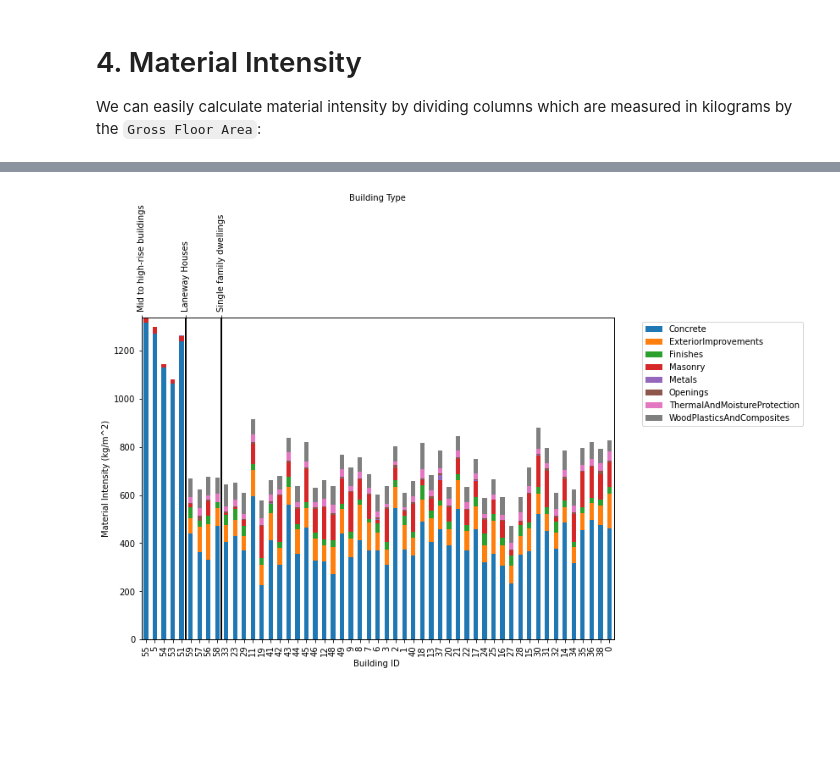
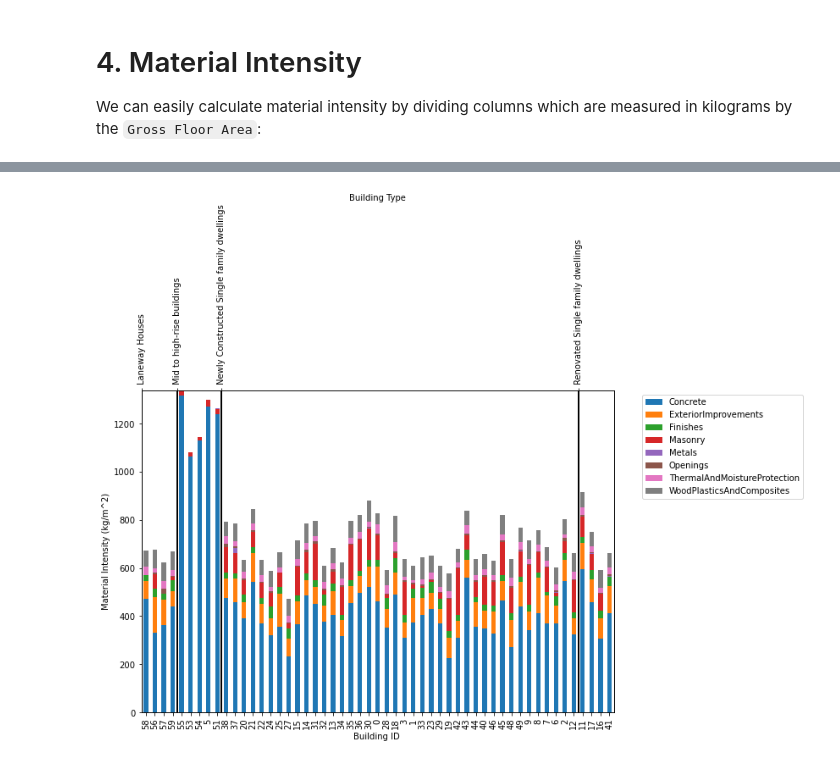
Before and after one commit to alexwolson/A-Construction-Classification-System-Database-for-Understanding-Resource-Use-in-Buildings, a Jupyter notebook: Sample Code/Sample.ipynb, the cells around one changed output, grey strips where cells are left out. Drawn from its saved outputs; the diff is of its cells as text; code cells hidden in the pictures; blank space fills up the shorter version.

```diff
--- a/Sample Code/Sample.ipynb
+++ b/Sample Code/Sample.ipynb
@@ -226,2 +245,10 @@ steel_codes = mf_codes[mf_codes.Title.str.lower().str.contains('steel')].Code.va
+# %%
+columns_to_keep = []
+for column in df.columns:
+    if 'kg' in column:
+        code = re.split('_',column)[2]
+        for k,c in steel_codes.values:
+            if c in code:
+                columns_to_keep.append(column)
 # %%
 f = lambda x: mf_codes[mf_codes.Code == str.replace(re.split('_',x)[2],'00','').strip('.')].values[0][0]
@@ -418,47 +450,51 @@ master_format_convert = {v:k for k,v in {
 f = lambda x: master_format_convert[re.split('[_\.\ ]',x)[4]]
 toplot = pd.concat([df[headings[1:]],df_mi[kilogram_columns].groupby(f,axis=1).sum()],axis=1).sort_values(['Building Type'])
 # %%
-types_to_keep = ['APB','SND','SMD','ADU','SEC','ROW','LNW']
+types_to_keep = ['APB','SND','SNR','SMR','SMD','ADU','SEC','ROW','LNW']
 toplot = toplot[toplot['Building Type'].isin(types_to_keep)]
-
 building_type_map = {
     'APB':'Mid to high-rise buildings',
-    'SND':'Single family dwellings',
-    'SMD':'Single family dwellings',
-    'ADU':'Single family dwellings',
-    'SEC':'Single family dwellings',
-    'ROW':'Single family dwellings',
+    'SND':'Newly Constructed Single family dwellings',
+    'SNR':'Renovated Single family dwellings',
+    'SMD':'Newly Constructed Single family dwellings',
+    'SMR':'Renovated Single family dwellings',
+    'ADU':'Newly Constructed Single family dwellings',
+    'SEC':'Newly Constructed Single family dwellings',
+    'ROW':'Newly Constructed Single family dwellings',
     'LNW':'Laneway Houses'
 }
+
+toplot['Building Type'] = toplot['Building Type'].replace(building_type_map)
+toplot = toplot.sort_values('Building Type')
 # %%
 fig, ax = plt.subplots(figsize=(10,7))
 
 cols = toplot.columns[6:]
 margin_bottom = np.zeros(len(toplot))
 
 cmap = plt.get_cmap('tab10')
 
 for num, col in enumerate(cols):
     values = toplot[col].values
 
     toplot[col].plot.bar(x='Year',y='Value', ax=ax, stacked=True,
                                     bottom = margin_bottom, color=cmap(num), label=col)
     margin_bottom += values
 plt.legend(bbox_to_anchor=(1.05, 1), loc='upper left')
 plt.ylabel('Material Intensity (kg/m^2)')
 plt.xlabel('Building ID ')
 ax2 = ax.twiny()
 ax2.set_xlim(0, len(toplot))
-ax2.set_xticks([k for k,v in enumerate(toplot['Building Type'].values) if building_type_map[v] != building_type_map[toplot['Building Type'].values[k-1]] or k==0])
+ax2.set_xticks([k for k,v in enumerate(toplot['Building Type'].values) if v != toplot['Building Type'].values[k-1] or k==0])
 for tick in ax2.get_xticklabels():
     tick.set_rotation(90)
-ax2.set_xticklabels([building_type_map[v] for k,v in enumerate(toplot['Building Type'].values) if building_type_map[v] != building_type_map[toplot['Building Type'].values[k-1]] or k==0])
+ax2.set_xticklabels([v for k,v in enumerate(toplot['Building Type'].values) if v != toplot['Building Type'].values[k-1] or k==0])
 ax2.set_xlabel("Building Type")
 plt.grid(color='black',linewidth=2)
 
 plt.show()
 # %% [output]
-[figure, old version]
+[figure, new version]
 # %%
 df_mi = df[kilogram_columns].div(df['Gross Floor Area'],axis=0)
 # %%
```
Also changed, not shown: parts of 22 cells of this notebook, 1 other file.
